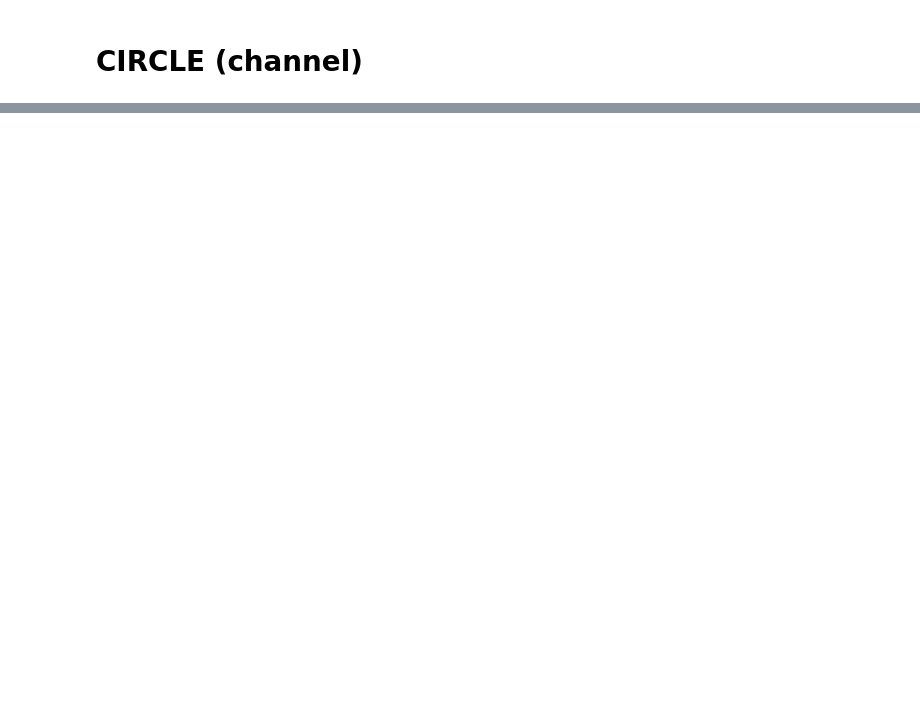
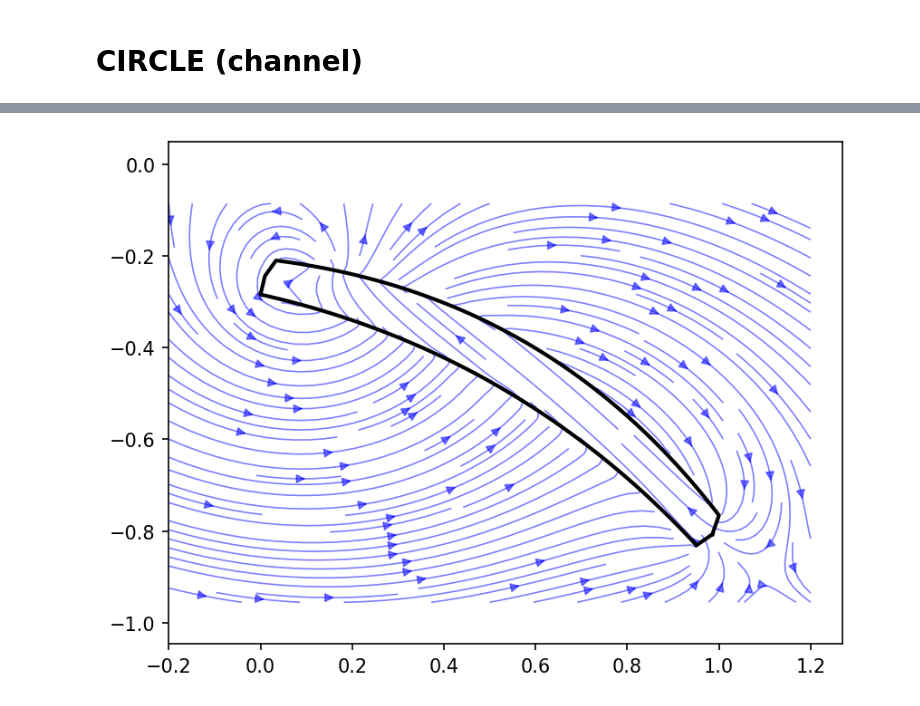
Before and after one commit to ParkhomenkoDV/airfoil, a Jupyter notebook: airfoil.ipynb, the cells around one changed output, grey strips where cells are left out. Saved outputs shown, nothing was run; the diff lists cells and outputs as text; code cells hidden in the pictures; blank space fills up the shorter version.

```diff
--- a/airfoil.ipynb
+++ b/airfoil.ipynb
@@ -283,0 +367,12 @@ airfoil_manual.cfd(20, -20)
+# %%
+airfoil_circle_channel.relative_circles = ((0.1, 0.4),
+                                         (0.2, 0.4),
+                                         (0.3, 0.4),
+                                         (0.4, 0.4),
+                                         (0.5, 0.4),
+                                         (0.6, 0.4),
+                                         (0.8, 0.4),
+                                         (0.9, 0.4))
+airfoil_circle_channel.rotation_angle = radians(40)
+airfoil_circle_channel.x_ray_cross = 0.5
+airfoil_circle_channel.is_airfoil = False
@@ -283,0 +408,4 @@ airfoil_manual.cfd(20, -20)
+# %%
+airfoil_circle_channel.cfd(15, -5)
+# %% [output]
+[figure, added]
```
Also changed, not shown: parts of 10 cells of this notebook.
